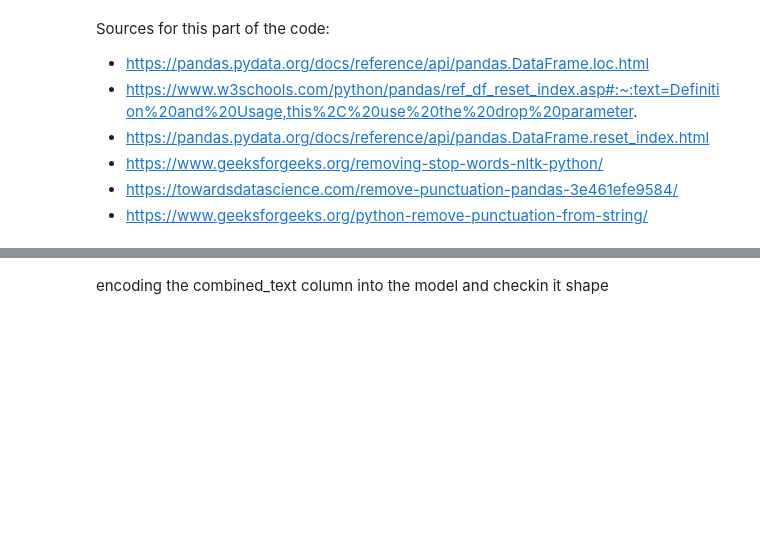
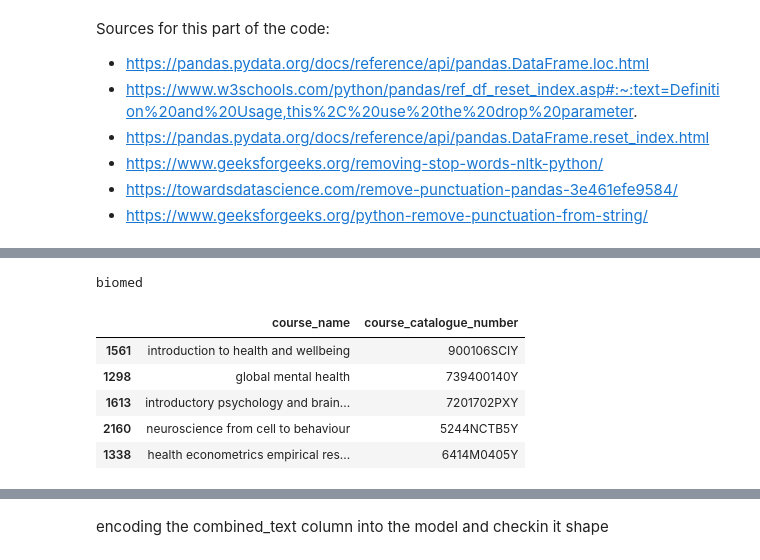
Before and after one commit to adriannazaranska/text_mining_project, a Jupyter notebook: auc_course_recommender.ipynb, the cells around one changed output, grey strips where cells are left out. Drawn from its saved outputs; the diff is of its cells as text; code cells hidden in the pictures; blank space fills up the shorter version.

```diff
--- a/auc_course_recommender.ipynb
+++ b/auc_course_recommender.ipynb
@@ -77,0 +173,11 @@ Sources for this part of the code:
+# %%
+print(tracks[1])
+recommend_courses(li_course_ids[1], tfidf_embeddings, courses)
+# %% [output]
+biomed
+|  | course_name | course_catalogue_number |
+| 1561 | introduction to health and wellbeing | 900106SCIY |
+| 1298 | global mental health | 739400140Y |
+| 1613 | introductory psychology and brain... | 7201702PXY |
+| 2160 | neuroscience from cell to behaviour | 5244NCTB5Y |
+| 1338 | health econometrics empirical res... | 6414M0405Y |
```
Also changed, not shown: parts of 51 cells of this notebook.
